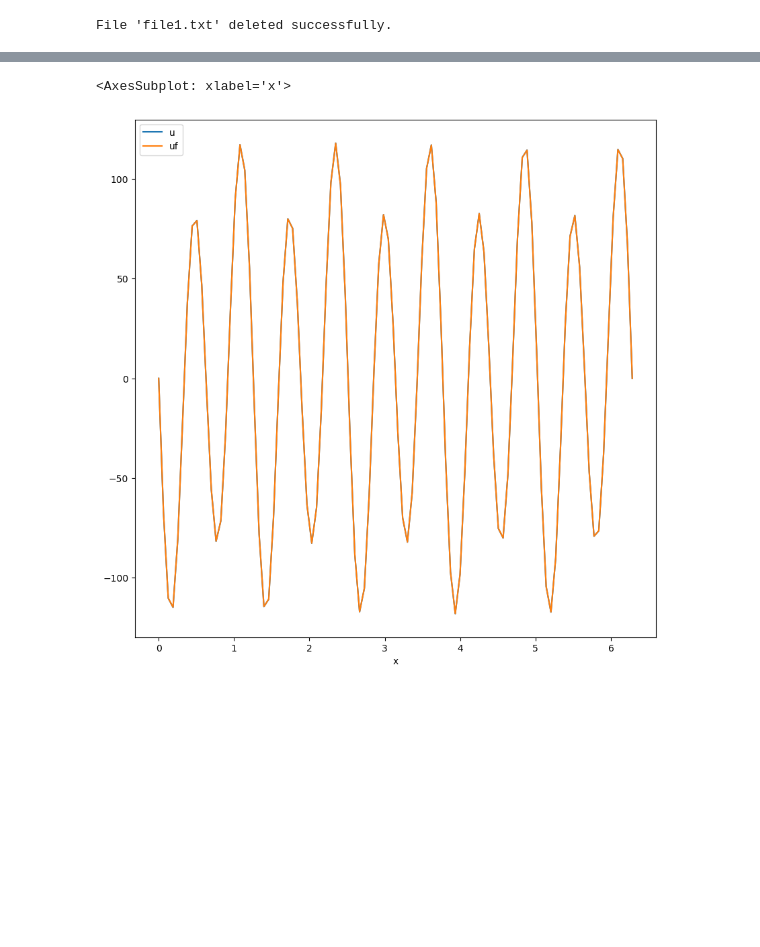
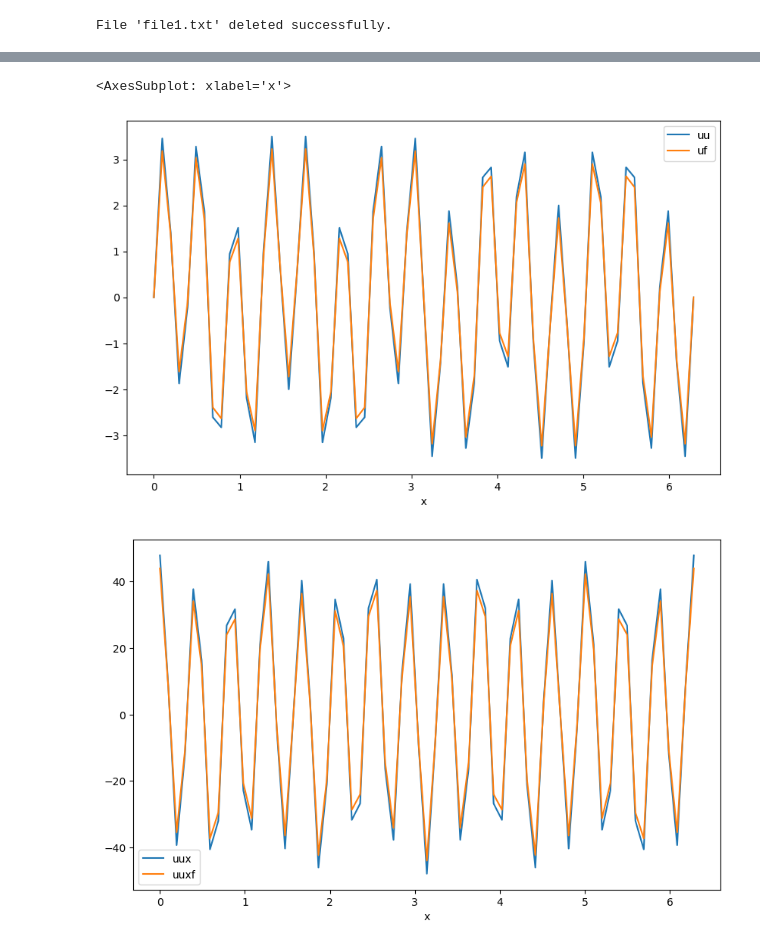
Before and after one commit to mksreed/Fortran, a Jupyter notebook: twoDplots.ipynb, the cells around one changed output, grey strips where cells are left out. Drawn from its saved outputs; the diff is of its cells as text; code cells hidden in the pictures; blank space fills up the shorter version.

```diff
--- a/twoDplots.ipynb
+++ b/twoDplots.ipynb
@@ -65,8 +65,11 @@ df.plot(x="x",y="u")
 # %%
 df1 = pd.read_csv('file1.txt', sep=',')
-df1.plot(x="x", y=["u", "uf"],kind="line", figsize=(10, 10))
+df1.plot(x="x", y=["uu", "uf"],kind="line", figsize=(10, 6))
+df1.plot(x="x", y=["uux", "uuxf"],kind="line", figsize=(10, 6))
+df1.plot(x="x", y=["uuxx", "uuxxf"],kind="line", figsize=(10, 6))
 
 #attach(df1)
 # %% [output]
 <AxesSubplot: xlabel='x'>
-[figure, old version]
+[figure, new version]
+[figure, added]
```
Also changed, not shown: parts of 7 cells of this notebook, 1 other file.
